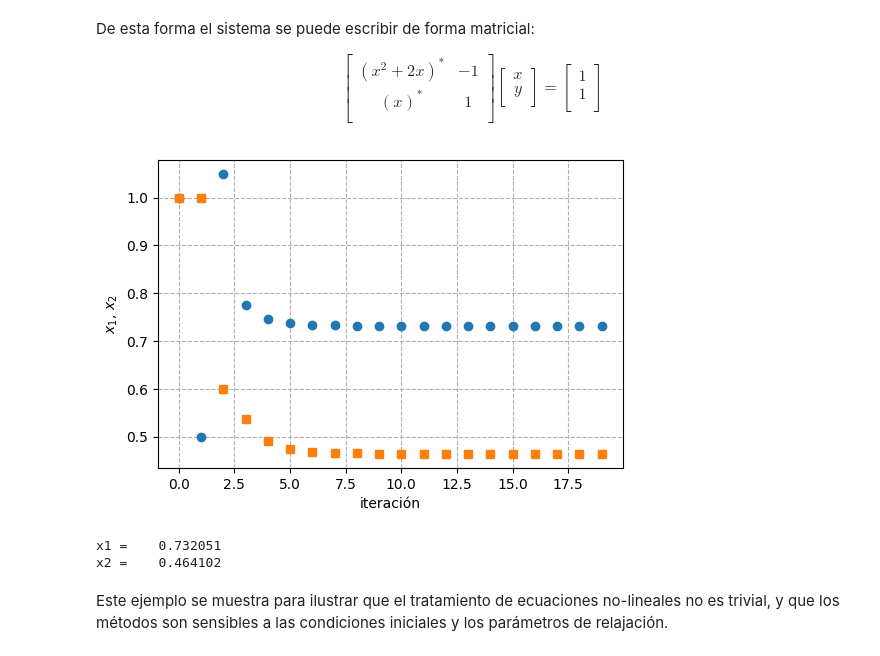
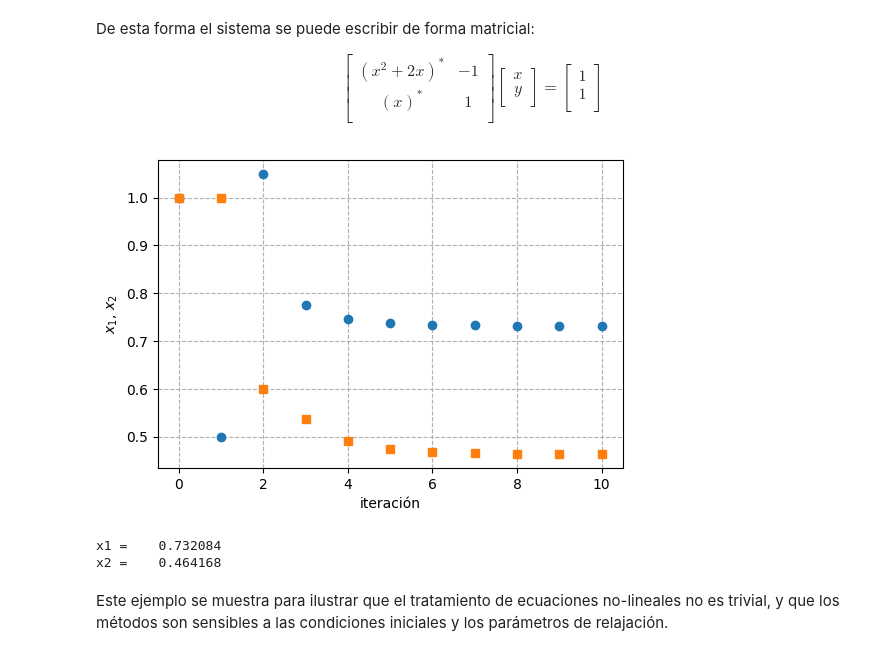
Before and after one commit to eicastroc/NumMeth_Cinvestav_IngMetalurgica, a Jupyter notebook: 02_EcuacionesAlgebraicasSimultaneas/02_GaussSeidel.ipynb, the cells around one changed output. Drawn from its saved outputs; the diff is of its cells as text; code cells hidden in the pictures.

```diff
--- a/02_EcuacionesAlgebraicasSimultaneas/02_GaussSeidel.ipynb
+++ b/02_EcuacionesAlgebraicasSimultaneas/02_GaussSeidel.ipynb
@@ -119,3 +133,12 @@ Ecuaciones para estimaciones:
 
 $$x_1 = \frac{99 + 9 x_2}{11}$$
 $$x_2 = \frac{286 - 11 x_1}{13}$$
+# %%
+A = np.array([[11., -9.],
+             [11., 13.]]
+            )
+b = np.array([99., 286.])
+x0 = np.zeros_like(b)
+
+x,n = gaussSeidel(A, b, x0, relax=1.0, tol=None, niter=2)
+print(x, n)
@@ -129,7 +154,7 @@ x0 = np.zeros_like(b)
 fig, ax = plt.subplots(figsize=(6,4))
 
 for niter in range(1,11):
-  x, n = gaussSeidel(A, b, x0, relax=1.0, tol=None, niter=niter)
+  x, n = gaussSeidel(A, b, x0, relax=1.0, tol=None, niter=1)
   ax.plot(niter, x[0], ls='', marker='o', color='C0')
   ax.plot(niter, x[1], ls='', marker='s', color='C1')
 
@@ -137,7 +162,7 @@ ax.set(xlabel="iteración", ylabel=r"$x_1,\,x_2$")
 ax.grid(ls="--")
 plt.show()
 
-print(f"Solución tras {n} iteraciones:")
+print(f"Solución tras {niter} iteraciones:")
 print(f"x1 = {x[0]:11.6f}")
 print(f"x2 = {x[1]:11.6f}")
 # %% [output]
@@ -174,14 +199,14 @@ x0 = np.zeros_like(b)
 fig, ax = plt.subplots(figsize=(6,4))
 
 for niter in range(1,11):
-  x, n = gaussSeidel(A, b, x0, relax=1.0, tol=None, niter=niter)
+  x, n = gaussSeidel(A, b, x0, relax=1.0, tol=None, niter=1)
   ax.plot(niter, x[0], ls='', marker='o', color='C0')
   ax.plot(niter, x[1], ls='', marker='s', color='C1')
 ax.set(xlabel="iteración", ylabel=r"$x_1,\,x_2$")
 ax.grid(ls="--")
 plt.show()
 
-print(f"Solución tras {n} iteraciones:")
+print(f"Solución tras {niter} iteraciones:")
 print(f"x1 = {x[0]:11.6f}")
 print(f"x2 = {x[1]:11.6f}")
 # %% [output]
@@ -252,35 +277,35 @@ $$
 # %%
 x0, y0 = 1, 1
 
 A = np.array([[(x0**2 + 2*x0), -1.], [x0, 1]])
 b = np.array([1, 1])
 x0 = np.array([x0, y0])
 
 fig, ax = plt.subplots(figsize=(6,4))
 
 ax.plot(0, x0[0], ls='', marker='o', color='C0')
 ax.plot(0, x0[1], ls='', marker='s', color='C1')
 
-for niter in range(1,20):
+for niter in range(1,11):
   x, n = gaussSeidel(A, b, x0, relax=0.5, tol=None, niter=1)
   ax.plot(niter, x[0], ls='', marker='o', color='C0')
   ax.plot(niter, x[1], ls='', marker='s', color='C1')
 
   x0, y0 = x
   A = np.array([[(x0**2 + 2*x0), -1.], [x0, 1]])
   x0 = np.array([x0, y0])
 
 
 ax.set(xlabel="iteración", ylabel=r"$x_1,\,x_2$")
 ax.grid(ls="--")
 plt.show()
 
 print(f"x1 = {x[0]:11.6f}")
 print(f"x2 = {x[1]:11.6f}")
 # %% [output]
-[figure, old version]
+[figure, new version]
-x1 =    0.732051
-x2 =    0.464102
+x1 =    0.732084
+x2 =    0.464168
 # %% [markdown]
 Este ejemplo se muestra para ilustrar que el tratamiento de ecuaciones no-lineales no es trivial, y que los métodos son sensibles a las condiciones iniciales y los parámetros de relajación.
 # %% [markdown]
```
Also changed, not shown: parts of 10 cells of this notebook, 32 other files.
